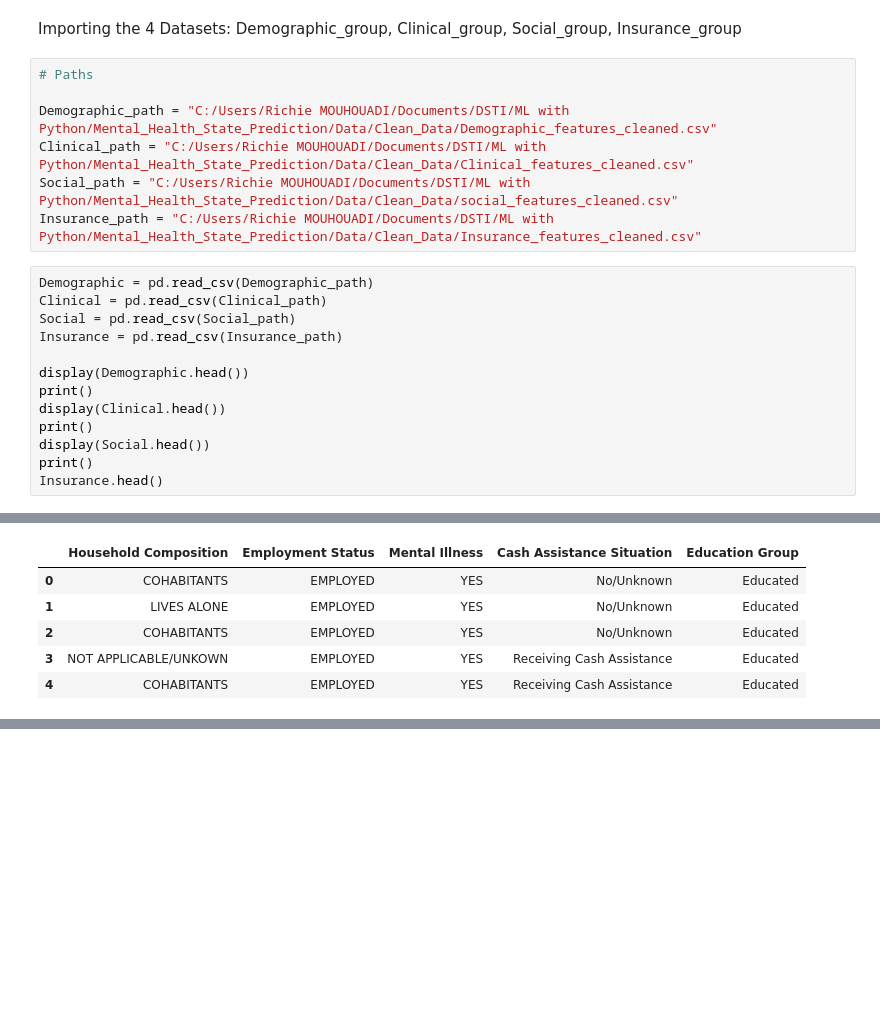
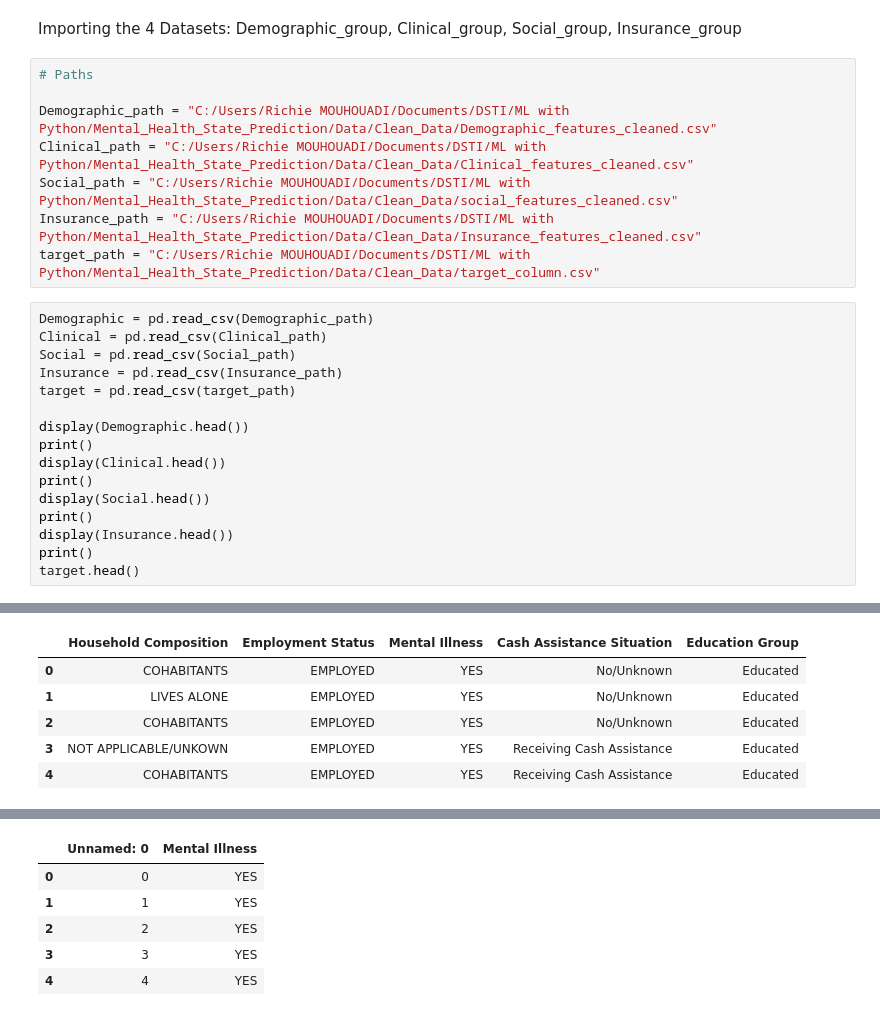
Before and after one commit to rdmouhouadi/Mental_Health_State_Prediction, a Jupyter notebook: Notebooks/EDA/merge_final_dataset.ipynb, the cells around one changed output, grey strips where cells are left out. Saved outputs shown, nothing was run; the diff lists cells and outputs as text; blank space fills up the shorter version.

```diff
--- a/Notebooks/EDA/merge_final_dataset.ipynb
+++ b/Notebooks/EDA/merge_final_dataset.ipynb
@@ -11,41 +11,51 @@ Demographic_path = "C:/Users/Richie MOUHOUADI/Documents/DSTI/ML with Python/Ment
 Clinical_path = "C:/Users/Richie MOUHOUADI/Documents/DSTI/ML with Python/Mental_Health_State_Prediction/Data/Clean_Data/Clinical_features_cleaned.csv"
 Social_path = "C:/Users/Richie MOUHOUADI/Documents/DSTI/ML with Python/Mental_Health_State_Prediction/Data/Clean_Data/social_features_cleaned.csv"
 Insurance_path = "C:/Users/Richie MOUHOUADI/Documents/DSTI/ML with Python/Mental_Health_State_Prediction/Data/Clean_Data/Insurance_features_cleaned.csv"
+target_path = "C:/Users/Richie MOUHOUADI/Documents/DSTI/ML with Python/Mental_Health_State_Prediction/Data/Clean_Data/target_column.csv"
 # %%
 Demographic = pd.read_csv(Demographic_path)
 Clinical = pd.read_csv(Clinical_path)
 Social = pd.read_csv(Social_path)
 Insurance = pd.read_csv(Insurance_path)
+target = pd.read_csv(target_path)
 
 display(Demographic.head())
 print()
 display(Clinical.head())
 print()
 display(Social.head())
 print()
-Insurance.head()
+display(Insurance.head())
+print()
+target.head()
 # %% [output]
 |  | Unnamed: 0 | Program Category | Region Served | Age Group | Sex | Religious Preference | Veteran Status | ... |
 | 0 | 0 | OUTPATIENT | DOWNSTATE | ADULT | MALE | UNKNOWN | NON-VETERAN/UNKNOWN | ... |
 | 1 | 1 | OUTPATIENT | NEW YORK CITY | ADULT | MALE | RELIGIOUS | NON-VETERAN/UNKNOWN | ... |
 | 2 | 2 | OUTPATIENT | DOWNSTATE | ADULT | MALE | RELIGIOUS | NON-VETERAN/UNKNOWN | ... |
 | 3 | 3 | COMMUNITY/SUPPORTIVE | NEW YORK CITY | ADULT | MALE | UNKNOWN | NON-VETERAN/UNKNOWN | ... |
 | 4 | 4 | OUTPATIENT | UPSTATE | ADULT | FEMALE | SPIRITUAL/NON-RELIGIOUS | NON-VETERAN/UNKNOWN | ... |
 |  | Unnamed: 0 | Serious Mental Illness | Smokes | Diagnosis | Disorder Group | Mental disability | ... |
 | 0 | 0 | YES | NO | MENTAL ILLNESS | NO DISORDER | NO DISABILITY | ... |
 | 1 | 1 | YES | NO | MENTAL ILLNESS | NO DISORDER | NO DISABILITY | ... |
 | 2 | 2 | YES | YES | NOT MI/DEVELOPMENT/ORGANIC/SUBSTA... | ALCOHOL/DRUG DISORDER | INTELECTUAL/AUTISM/DEVELOP DISABI... | ... |
 | 3 | 3 | YES | YES | NOT MI/DEVELOPMENT/ORGANIC/SUBSTA... | ALCOHOL/DRUG DISORDER | NO DISABILITY | ... |
 | 4 | 4 | YES | YES | MENTAL ILLNESS | ALCOHOL/DRUG DISORDER | NO DISABILITY | ... |
 |  | Household Composition | Employment Status | Mental Illness | Cash Assistance Situation | Education Group |
 | 0 | COHABITANTS | EMPLOYED | YES | No/Unknown | Educated |
 | 1 | LIVES ALONE | EMPLOYED | YES | No/Unknown | Educated |
 | 2 | COHABITANTS | EMPLOYED | YES | No/Unknown | Educated |
 | 3 | NOT APPLICABLE/UNKOWN | EMPLOYED | YES | Receiving Cash Assistance | Educated |
 | 4 | COHABITANTS | EMPLOYED | YES | Receiving Cash Assistance | Educated |
 |  | Unnamed: 0 | Unknown Insurance Coverage | Insured_or_Not | Has_Public_Insurance | Has_Private_or_Other_Insurance | ... |
 | 0 | 0 | False | Yes | Yes | No | ... |
 | 1 | 1 | False | Yes | Yes | No | ... |
 | 2 | 2 | False | Yes | Yes | No | ... |
 | 3 | 3 | False | Yes | Yes | No | ... |
 | 4 | 4 | False | Yes | Yes | No | ... |
+|  | Unnamed: 0 | Mental Illness |
+| 0 | 0 | YES |
+| 1 | 1 | YES |
+| 2 | 2 | YES |
+| 3 | 3 | YES |
+| 4 | 4 | YES |
```
Also changed, not shown: parts of 2 cells of this notebook.
